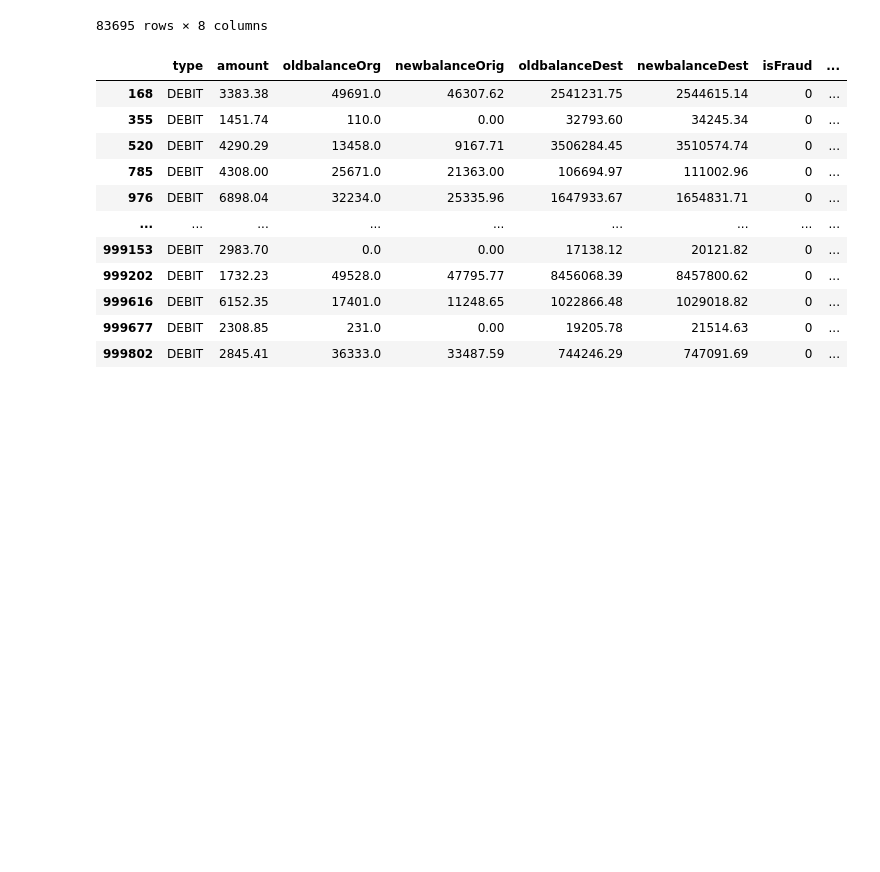
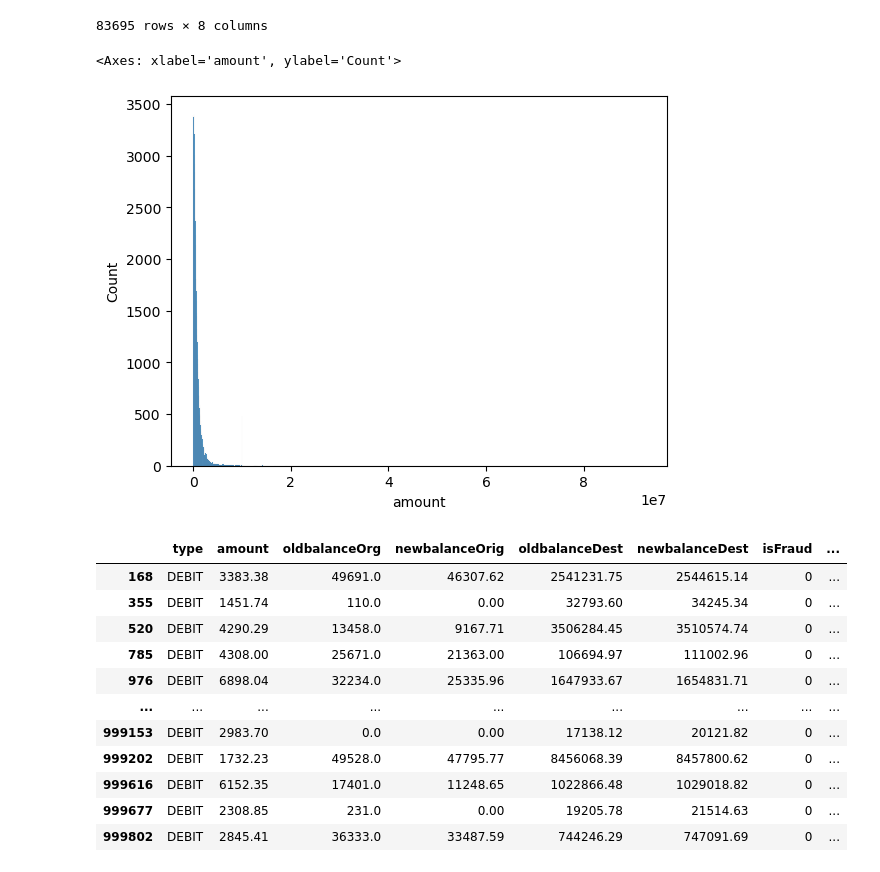
Before and after one commit to hcompere/Financial-Fraud-Detection, a Jupyter notebook: notebooks/eda.ipynb, the cells around one changed output. Saved outputs shown, nothing was run; the diff lists cells and outputs as text; code cells hidden in the pictures; blank space fills up the shorter version.

```diff
--- a/notebooks/eda.ipynb
+++ b/notebooks/eda.ipynb
@@ -178,6 +188,11 @@ transfer_db
 | 999972 | TRANSFER | 13450.40 | 116721.0 | 103270.6 | 0.00 | 13450.40 | 0 | ... |
 | 999988 | TRANSFER | 1163183.69 | 0.0 | 0.0 | 1964557.70 | 3127741.39 | 0 | ... |
 83695 rows × 8 columns
+# %%
+sns.histplot(transfer_db, x="amount")
+# %% [output]
+<Axes: xlabel='amount', ylabel='Count'>
+[figure, added]
 # %%
 debit_db = transactions[transactions["type"] == "DEBIT"]
 debit_db
```
Also changed, not shown: parts of 7 cells of this notebook.
